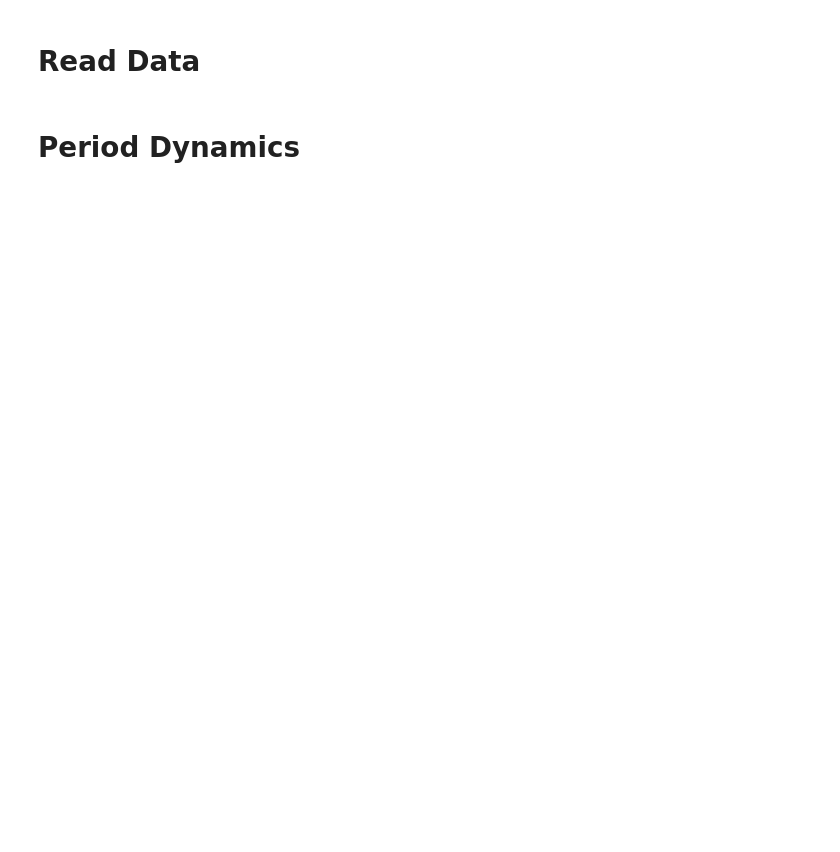
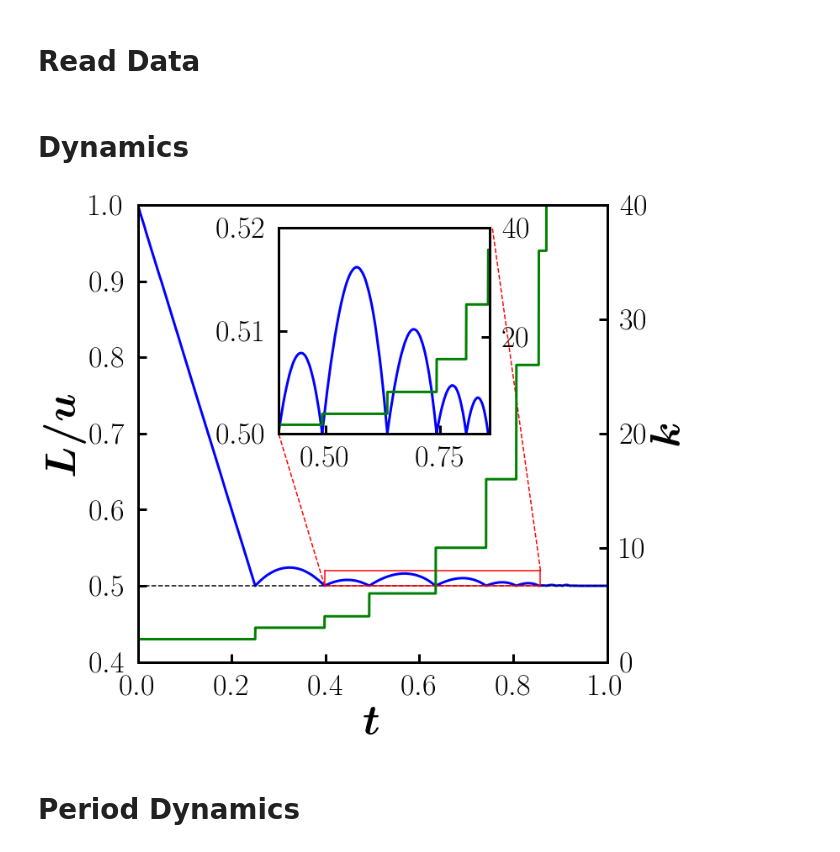
Before and after one commit to hoyunchoi/mBFW, a Jupyter notebook: src/dynamics.ipynb, the cells around one changed output. Saved outputs shown, nothing was run; the diff lists cells and outputs as text; code cells hidden in the pictures; blank space fills up the shorter version.

```diff
--- a/src/main-plot.ipynb
+++ b/src/dynamics.ipynb
@@ -62,5 +62,63 @@ for networkSize in [10240000]:
         #     clusterSizeDist[current, op] = rd.read("clusterSizeDist", networkSize, acceptanceThreshold, op)
         #* ---------------------------------------------------------
         # interEventTime_orderParameter = rd.read("interEventTime_orderParameter", networkSize, acceptanceThreshold)
+# %% [markdown]
+# Dynamics
+# %%
+fig, ax = plt.subplots()
+
+current = networkSize, acceptanceThreshold = 10240000, 0.5
+u, L, m, k = dynamics[current]
+a = L/u
+L = L/networkSize
+
+#* --------------------- main blue line -----------------------
+bin_L, bin_a = avgLinBin(L, a)
+ax.plot(bin_L, bin_a, 'b-', linewidth=3)
+ax.set_ylim(acceptanceThreshold-0.1, 1.0)
+ax.plot([0,1], [acceptanceThreshold, acceptanceThreshold], 'k--')
+ax.set_ylabel(latex_bold_string("L/u"))
+ax.set_xlabel(latex_bold_string("t"))
+ax.set_xlim([0, 1])
+
+#* --------------------- main red line -----------------------
+ax1 = ax.twinx()
+bin_L, bin_k = avgLinBin(L, k)
+ax1.plot(bin_L, bin_k, 'g-', linewidth=3)
+ax1.set_ylim([0, 40])
+ax1.set_ylabel(latex_bold_string("k"))
+
+
+#* --------------------- line to inset -----------------------
+x1 = 0.398
+x2 = 0.858
+x1_index = np.argmax(L>x1)
+x2_index = np.argmax(L>x2)
+ax.plot([x1, 0.3], [0.5, 0.7], 'r--')
+ax.plot([x2, 0.755], [0.52, 0.972], 'r--')
+
+ax.plot([x1, x1], [0.5, 0.52], 'r-')
+ax.plot([x2, x2], [0.5, 0.52], 'r-')
+ax.plot([x1, x2], [0.5, 0.5], 'r-')
+ax.plot([x1, x2], [0.52, 0.52], 'r-')
+
+
+#* --------------------- inset blue line -----------------------
+ax2 = ax.inset_axes([0.3, 0.5, 0.45, 0.45])
+bin_L, bin_a = avgLinBin(L[x1_index : x2_index], a[x1_index : x2_index])
+ax2.plot(bin_L, bin_a, 'b-', linewidth=3)
+ax2.set_ylim(0.5, 0.52)
+ax2.set_xlim(bin_L[0], bin_L[-1])
+
+#* --------------------- inset red line -----------------------
+ax3 = ax2.twinx()
+bin_L, bin_k = avgLinBin(L[x1_index : x2_index], k[x1_index : x2_index])
+ax3.plot(bin_L, bin_k, 'g-', linewidth=3)
+ax3.set_ylim(top=40)
+
+# fig.savefig("../fig/dynamics(N{:.1e}G{:.1f}).png".format(*current))
+fig.show()
+# %% [output]
+[figure, added]
 # %% [markdown]
 # Period Dynamics
```
Also changed, not shown: parts of 8 cells of this notebook, 1 other file.
